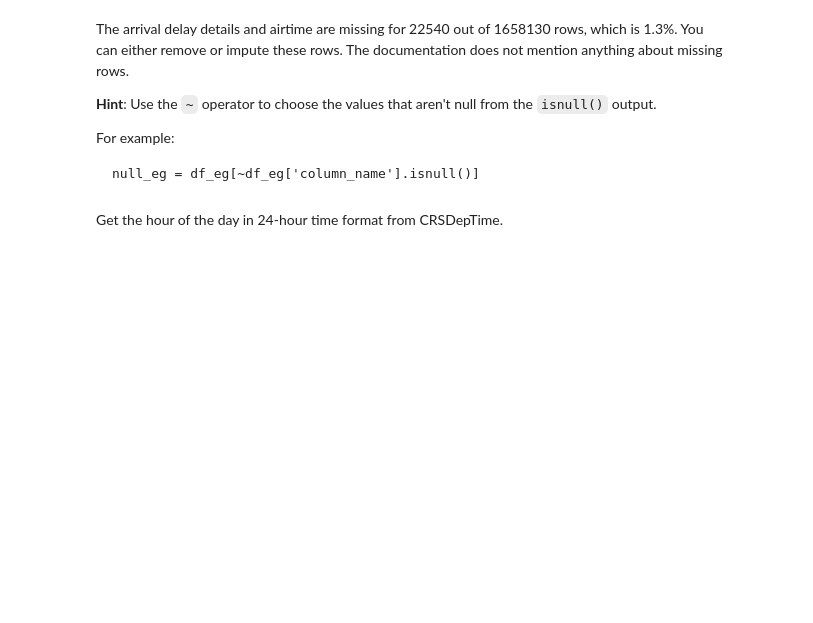
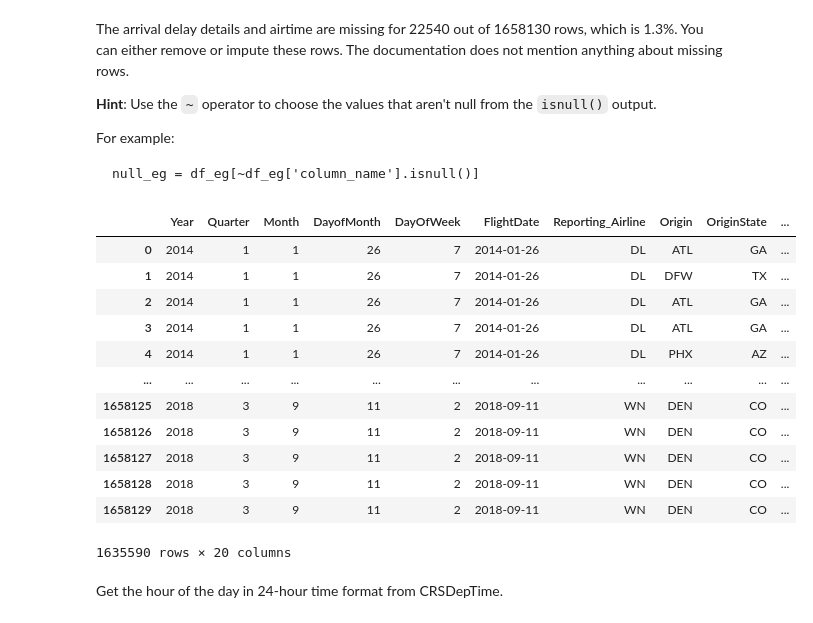
Before and after one commit to nilooy5/Flight-Delay-Prediction, a Jupyter notebook: flight_delay_prediction_onpremises.ipynb, the cells around one changed output. Drawn from its saved outputs; the diff is of its cells as text; code cells hidden in the pictures; blank space fills up the shorter version.

````diff
--- a/flight_delay_prediction_onpremises.ipynb
+++ b/flight_delay_prediction_onpremises.ipynb
@@ -521,6 +540,21 @@ null_eg = df_eg[~df_eg['column_name'].isnull()]
 ```
 # %%
 ### Remove null columns
-data = # Enter your code here
+data = data[~data['is_delay'].isnull()] # Enter your code here
+data
+# %% [output]
+|  | Year | Quarter | Month | DayofMonth | DayOfWeek | FlightDate | Reporting_Airline | Origin | OriginState | ... |
+| 0 | 2014 | 1 | 1 | 26 | 7 | 2014-01-26 | DL | ATL | GA | ... |
+| 1 | 2014 | 1 | 1 | 26 | 7 | 2014-01-26 | DL | DFW | TX | ... |
+| 2 | 2014 | 1 | 1 | 26 | 7 | 2014-01-26 | DL | ATL | GA | ... |
+| 3 | 2014 | 1 | 1 | 26 | 7 | 2014-01-26 | DL | ATL | GA | ... |
+| 4 | 2014 | 1 | 1 | 26 | 7 | 2014-01-26 | DL | PHX | AZ | ... |
+| ... | ... | ... | ... | ... | ... | ... | ... | ... | ... | ... |
+| 1658125 | 2018 | 3 | 9 | 11 | 2 | 2018-09-11 | WN | DEN | CO | ... |
+| 1658126 | 2018 | 3 | 9 | 11 | 2 | 2018-09-11 | WN | DEN | CO | ... |
+| 1658127 | 2018 | 3 | 9 | 11 | 2 | 2018-09-11 | WN | DEN | CO | ... |
+| 1658128 | 2018 | 3 | 9 | 11 | 2 | 2018-09-11 | WN | DEN | CO | ... |
+| 1658129 | 2018 | 3 | 9 | 11 | 2 | 2018-09-11 | WN | DEN | CO | ... |
+1635590 rows × 20 columns
 # %% [markdown]
 Get the hour of the day in 24-hour time format from CRSDepTime.
````
Also changed, not shown: parts of 12 cells of this notebook.
